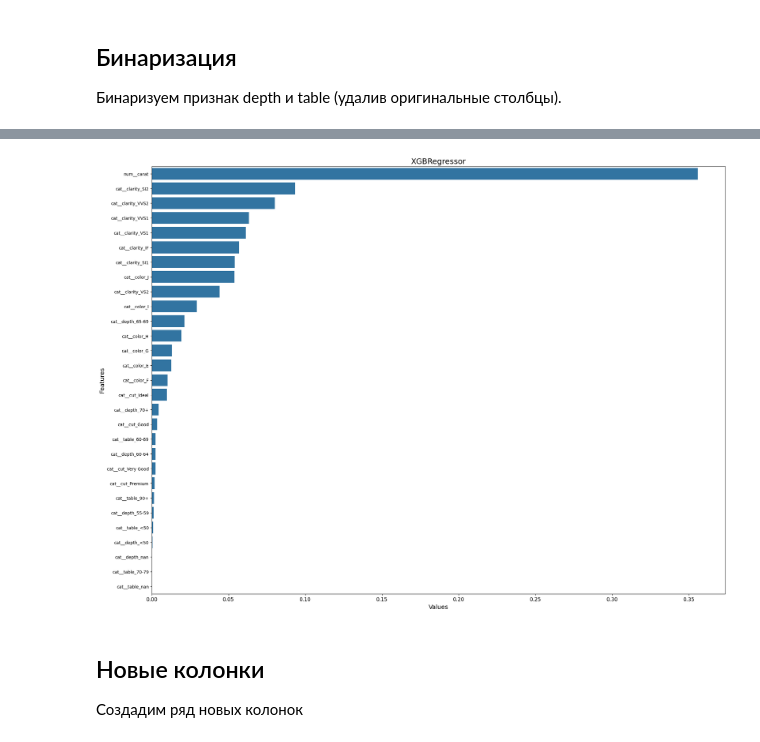
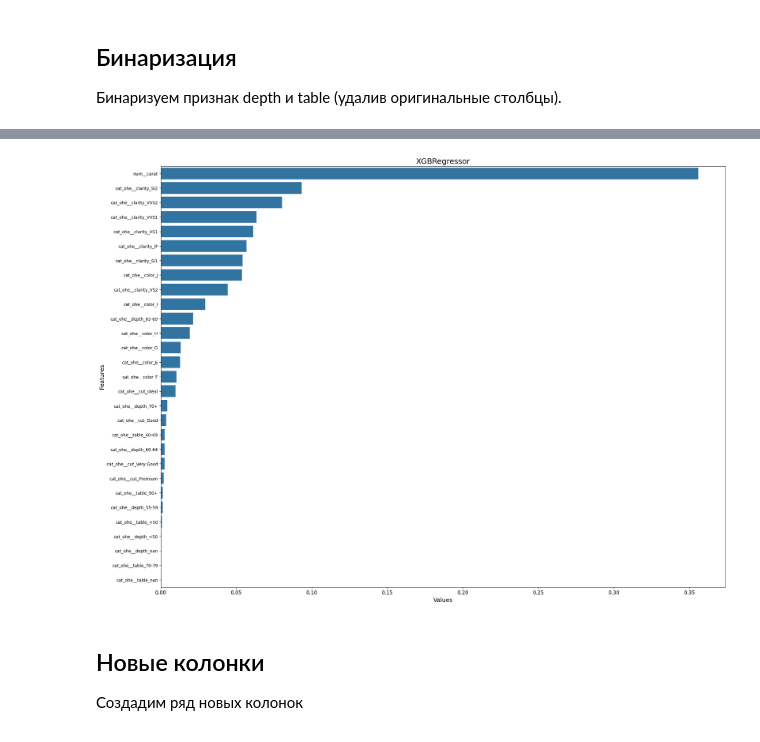
Before and after one commit to AlekseyLesuhin/Regression, a Jupyter notebook: improvements.ipynb, the cells around one changed output, grey strips where cells are left out. Cells and saved outputs as stored; diff of their text form; code cells hidden in the pictures.

```diff
--- a/improvements.ipynb
+++ b/improvements.ipynb
@@ -74,0 +43,2 @@ display(result_test_bin_count - result_test_baseline)
+# %%
+result_cross_val_bin, result_test_bin, models_bin = run_regression_pipeline(df)
@@ -75,7 +68,7 @@ display(result_test_bin_count - result_test_baseline)
 # %%
-feature_importance_xgb(models_bin_count)
+feature_importance_xgb(models_bin)
 # %% [output]
-[figure, old version]
+[figure, new version]
 # %% [markdown]
 ## Новые колонки
 
```
Also changed, not shown: parts of 20 cells of this notebook, 4 other files.
